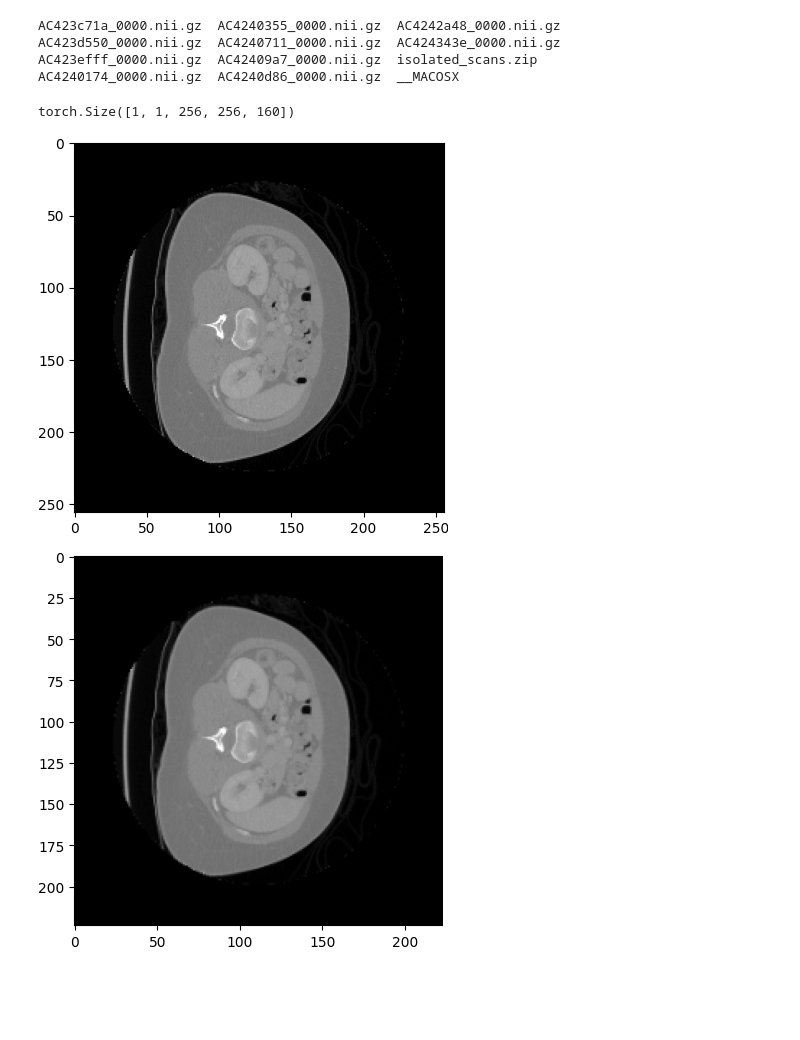
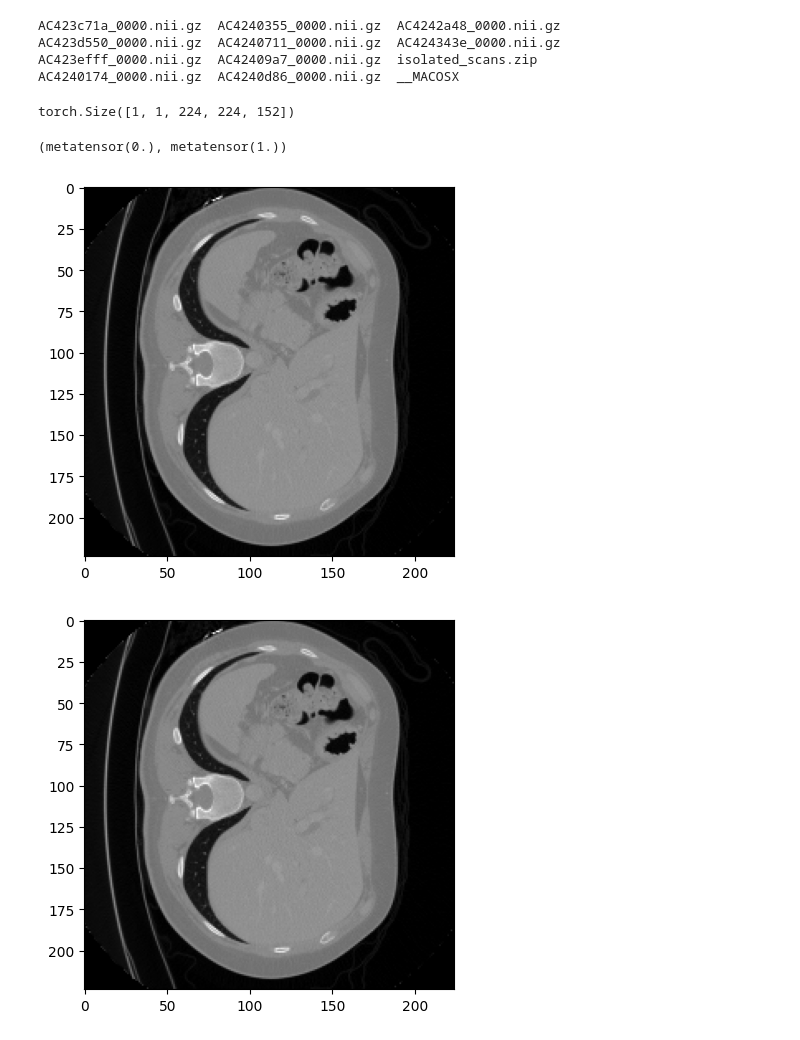
Before and after one commit to ieee8023/ct-counterfactuals, a Jupyter notebook: explain-abdominal-pain.ipynb, the cells around one changed output. Saved outputs shown, nothing was run; the diff lists cells and outputs as text; code cells hidden in the pictures; blank space fills up the shorter version.

```diff
--- a/explain-abdominal-pain.ipynb
+++ b/explain-abdominal-pain.ipynb
@@ -44,10 +45,14 @@ AC423d550_0000.nii.gz  AC4240711_0000.nii.gz  AC424343e_0000.nii.gz
 AC423efff_0000.nii.gz  AC42409a7_0000.nii.gz  isolated_scans.zip
 AC4240174_0000.nii.gz  AC4240d86_0000.nii.gz  __MACOSX
 # %%
-data = ct_datasets.NIFTI_Dataset('/home/users/joecohen/group/phecode_scans/pain_cases/AC4214770_0000',
-                                resolution=256)
+data = ct_datasets.NIFTI_Dataset('/home/users/joecohen/group/phecode_scans/pain_cases/',
+                                resolution=224)
 # %%
-img = data[0]['image'][None,...]
+img = data[1]['image'][None,...]
 img.shape
 # %% [output]
-torch.Size([1, 1, 256, 256, 160])
+torch.Size([1, 1, 224, 224, 152])
+# %%
+img.min(), img.max()
+# %% [output]
+(metatensor(0.), metatensor(1.))
@@ -54,13 +92,13 @@ torch.Size([1, 1, 256, 256, 160])
 # %%
-plt.imshow(img[0,0,:,:,100], cmap='gray');
+plt.imshow(img[0,0,:,:,122], cmap='gray');
 # %% [output]
-[figure, old version]
+[figure, new version]
 # %%
-x = img[:,:,:,:,100]
-x = torch.from_numpy(ct_datasets.Resize(224)(x[0,0])[None,None])
+x = img[:,:,:,:,122]
+#x = torch.from_numpy(ct_datasets.Resize(256)(x[0,0])[None,None])
 plt.imshow(x[0][0].cpu().detach().numpy(), cmap='gray');
 # %% [output]
-[figure, old version]
+[figure, new version]
 # %%
 z = ae.encode(x.cuda())
 # %%
```
Also changed, not shown: parts of 36 cells of this notebook, 3 other files.
